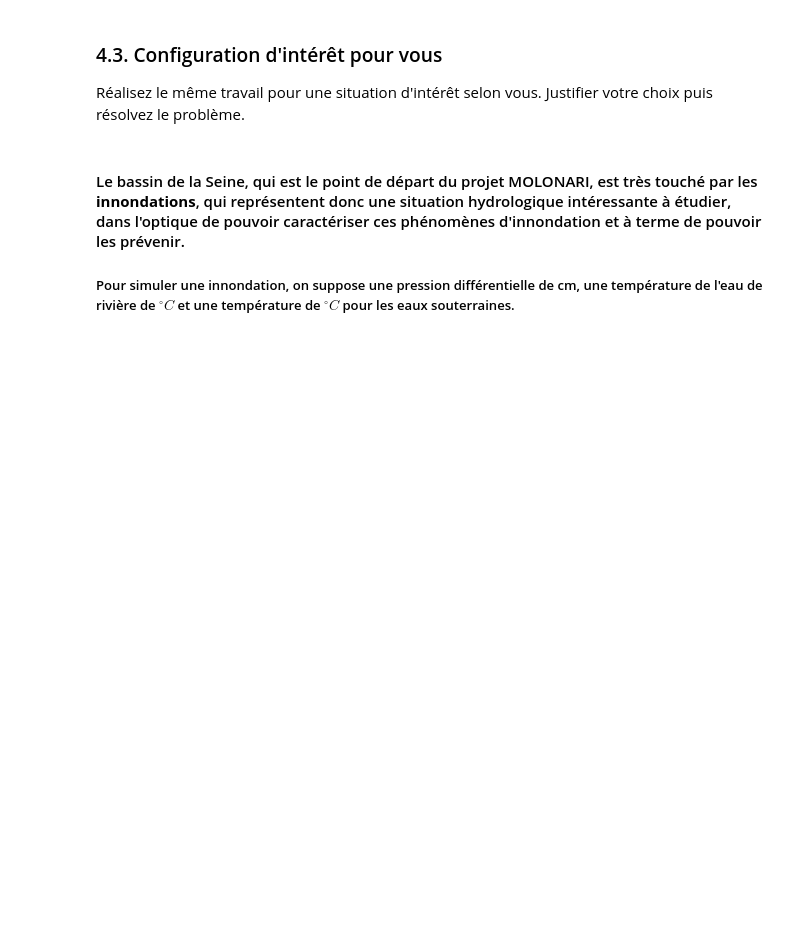
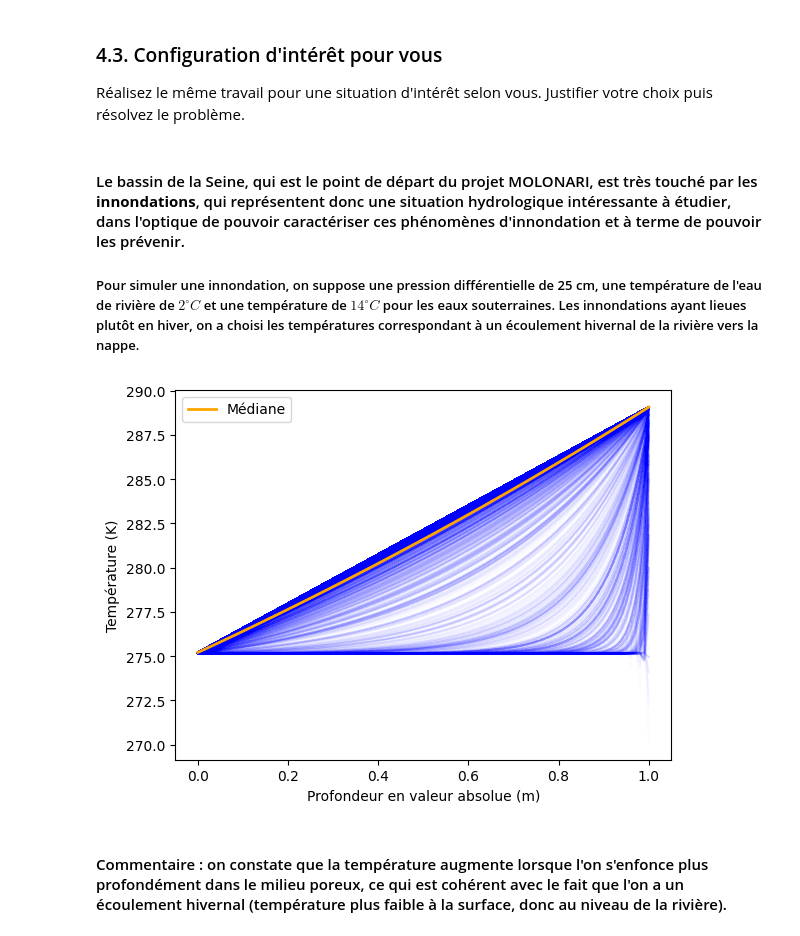
Before and after one commit to BarraudRm/pyHeat, a Jupyter notebook: TP3_MCMC_enonce.ipynb, the cells around one changed output. Drawn from its saved outputs; the diff is of its cells as text; code cells hidden in the pictures; blank space fills up the shorter version.

Commit message:
partie 4 comments

```diff
--- a/TP3_MCMC_enonce.ipynb
+++ b/TP3_MCMC_enonce.ipynb
@@ -461,4 +461,16 @@ Réalisez le même travail pour une situation d'intérêt selon vous. Justifier
 # %% [markdown]
 #### Le bassin de la Seine, qui est le point de départ du projet MOLONARI, est très touché par les **innondations**, qui représentent donc une situation hydrologique intéressante à étudier, dans l'optique de pouvoir caractériser ces phénomènes d'innondation et à terme de pouvoir les prévenir.
 
-##### Pour simuler une innondation, on suppose une pression différentielle de cm, une température de l'eau de rivière de $^{\circ} C$ et une température de $^{\circ} C$ pour les eaux souterraines.
+##### Pour simuler une innondation, on suppose une pression différentielle de 25 cm, une température de l'eau de rivière de $2^{\circ} C$ et une température de $14^{\circ} C$ pour les eaux souterraines. Les innondations ayant lieues plutôt en hiver, on a choisi les températures correspondant à un écoulement hivernal de la rivière vers la nappe.
+# %%
+rivBed = Column(dico)
+rivBed.setHomogeneousPorMed(JSONPATH + "paramColumn.json")
+rivBed.setBcHyd(JSONPATH + "configBcHydro_4.3.json")
+rivBed.setBcT(JSONPATH + "configBcTemp_4.1.json") #on reprend les mêmes températures que dans le cas de l'écoulement hivernal
+
+results = run_multiple_steady_state_simulations(params, rivBed)
+affichage_results(results)
+# %% [output]
+[figure, added]
+# %% [markdown]
+#### Commentaire : on constate que la température augmente lorsque l'on s'enfonce plus profondément dans le milieu poreux, ce qui est cohérent avec le fait que  l'on a un écoulement hivernal (température plus faible à la surface, donc au niveau de la rivière).
```
Also changed, not shown: parts of 4 cells of this notebook, 1 other file.
